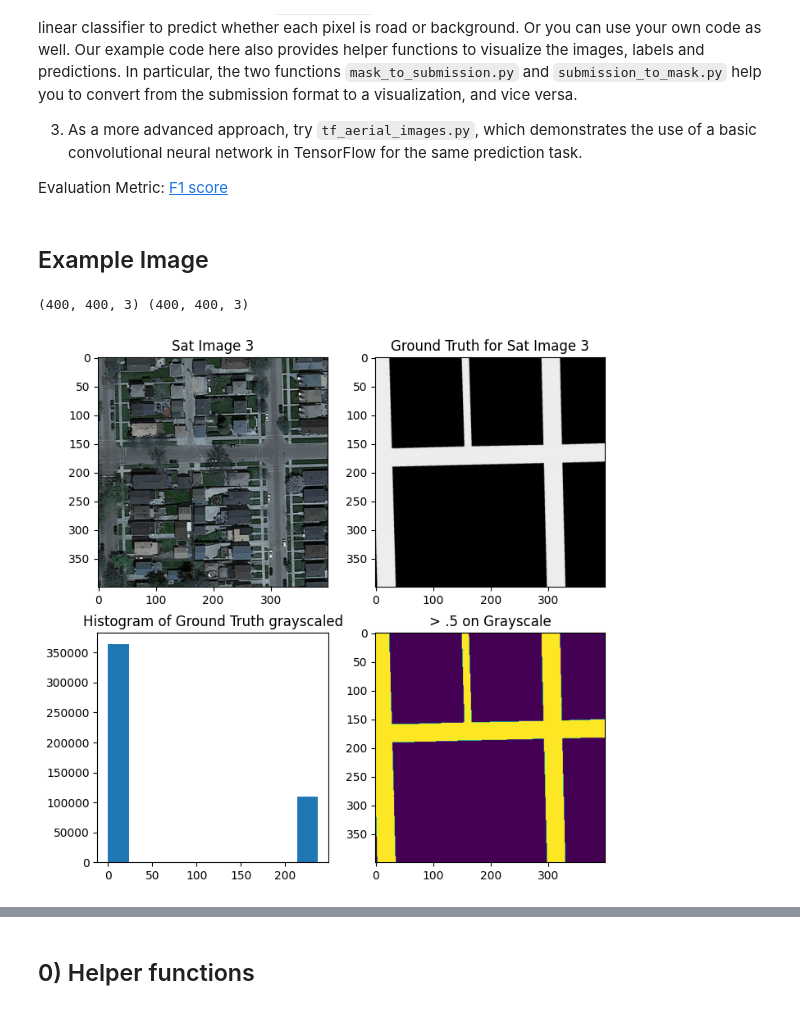
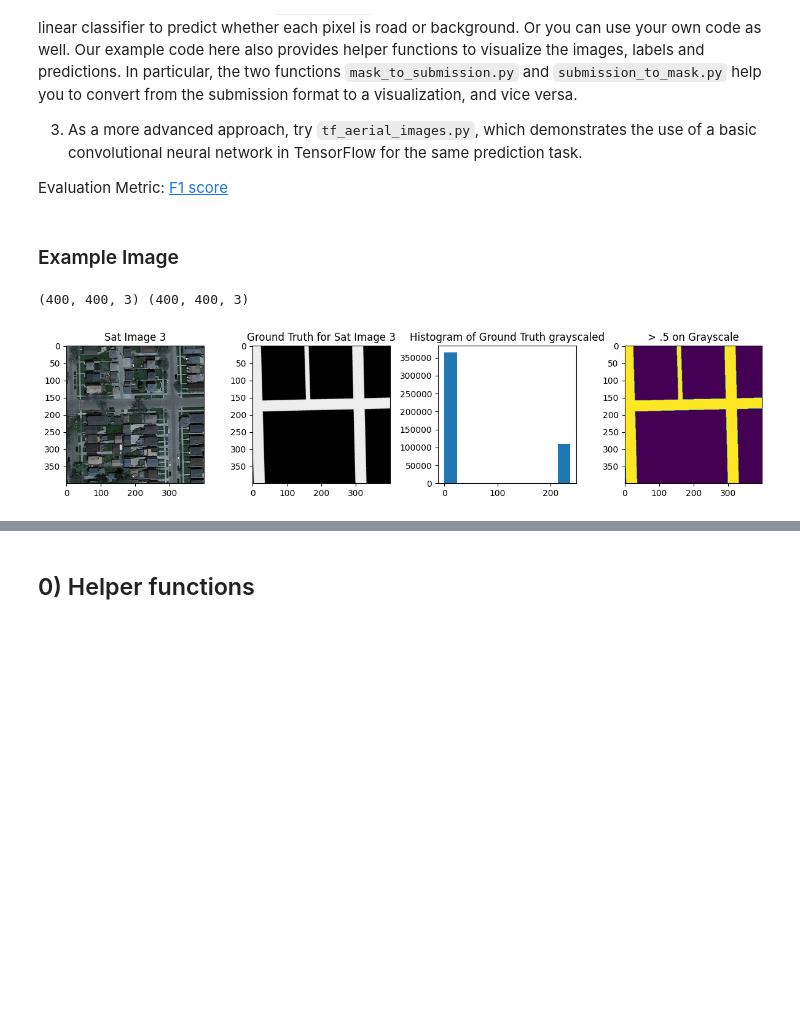
Before and after one commit to CS-433/ml-project-2-sigmoid-fraud, a Jupyter notebook: main.ipynb, the cells around one changed output, grey strips where cells are left out. Cells and saved outputs as stored; diff of their text form; code cells hidden in the pictures; blank space fills up the shorter version.

```diff
--- a/main.ipynb
+++ b/main.ipynb
@@ -51,26 +60,27 @@ prediction task.
 Evaluation Metric:
  [F1 score](https://en.wikipedia.org/wiki/F1_score)
 # %% [markdown]
-## Example Image
+### Example Image
 # %%
 img_idx = 3
 im = cv.imread(f'data/training/images/satImage_00{img_idx}.png')
 im_gt = cv.imread(f'data/training/groundtruth/satImage_00{img_idx}.png')
 im_gt_gs = np.where(color.rgb2gray(im_gt) > .5, 1, 0)
 
-fig, ax = plt.subplots(2, 2, figsize = (8, 8))
-ax[0,0].imshow(im)
-ax[0,0].set_title(f"Sat Image {img_idx}")
-ax[0,1].imshow(im_gt)
-ax[0,1].set_title(f"Ground Truth for Sat Image {img_idx}")
-ax[1,0].hist(im_gt.flatten(), bins = 10)
-ax[1,0].set_title('Histogram of Ground Truth grayscaled')
-ax[1,1].imshow(im_gt_gs)
-ax[1,1].set_title('> .5 on Grayscale')
+fig, ax = plt.subplots(1, 4, figsize = (12, 3))
+ax[0].imshow(im)
+ax[0].set_title(f"Sat Image {img_idx}")
+ax[1].imshow(im_gt)
+ax[1].set_title(f"Ground Truth for Sat Image {img_idx}")
+ax[2].hist(im_gt.flatten(), bins = 10)
+ax[2].set_title('Histogram of Ground Truth grayscaled')
+ax[3].imshow(im_gt_gs)
+ax[3].set_title('> .5 on Grayscale')
 
 print(im.shape, im_gt.shape,)
+plt.tight_layout()
 plt.show()
 # %% [output]
 (400, 400, 3) (400, 400, 3)
-[figure, old version]
+[figure, new version]
 # %% [markdown]
```
Also changed, not shown: parts of 41 cells of this notebook.
